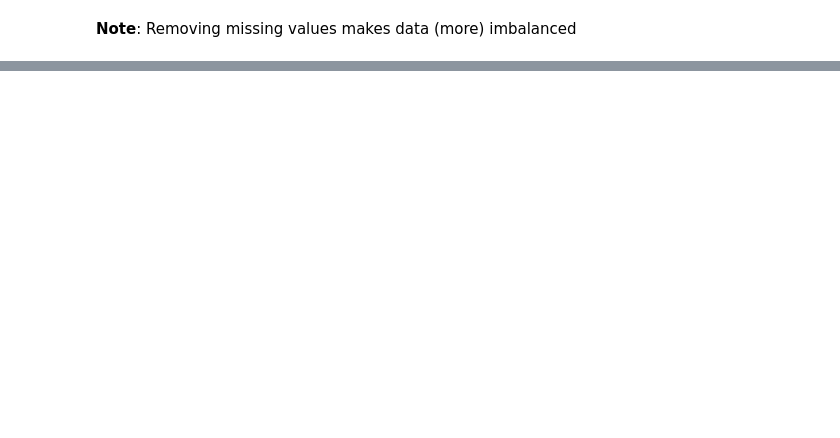
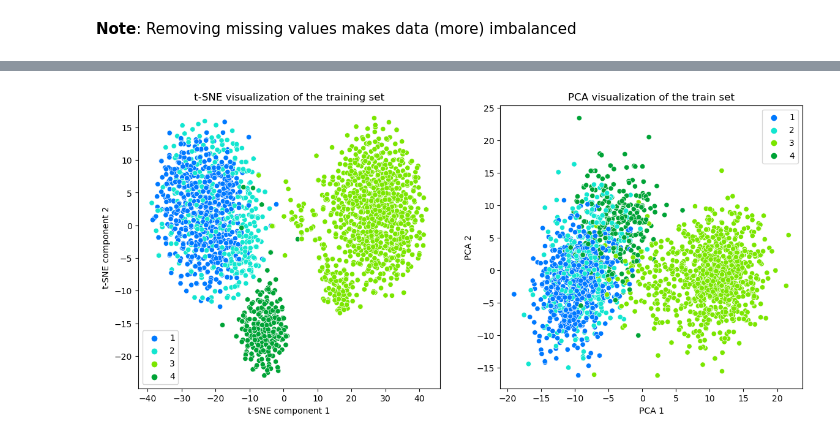
Before and after one commit to jespeols/MPCAS, a Jupyter notebook: MVE441_StatLearning/Exam/code/data_exploration.ipynb, the cells around one changed output, grey strips where cells are left out. Saved outputs shown, nothing was run; the diff lists cells and outputs as text; code cells hidden in the pictures; blank space fills up the shorter version.

```diff
--- a/MVE441_StatLearning/Exam/code/data_exploration.ipynb
+++ b/MVE441_StatLearning/Exam/code/data_exploration.ipynb
@@ -128,0 +180,7 @@ Number of missing values per class: [584 764 884 748]
+# %%
+X = df_dropna.drop('class', axis=1).values
+y = df_dropna['class'].values
+
+visualize_classes(X, y, colors_classes)
+# %% [output]
+[figure, added]
```
Also changed, not shown: parts of 22 cells of this notebook.
